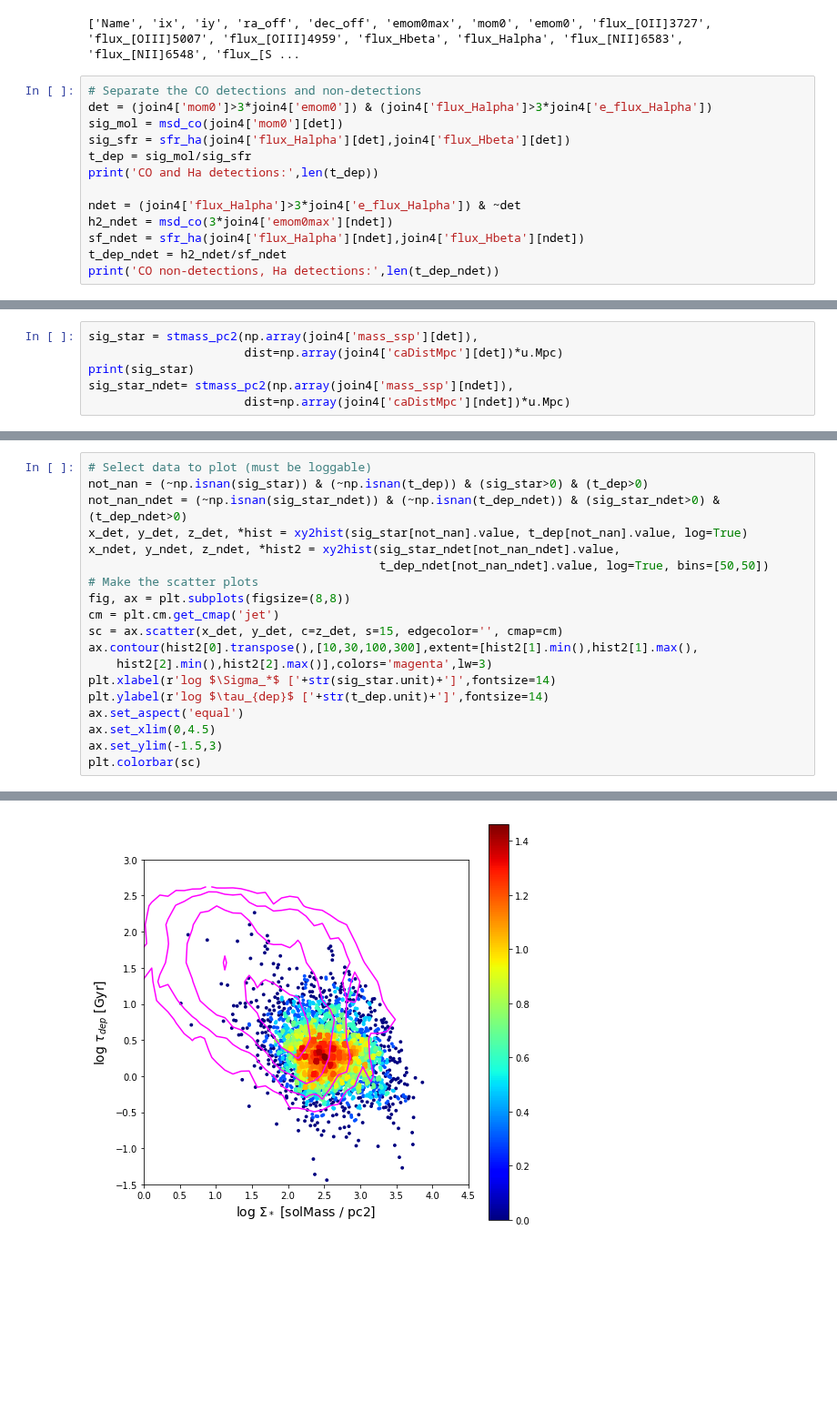
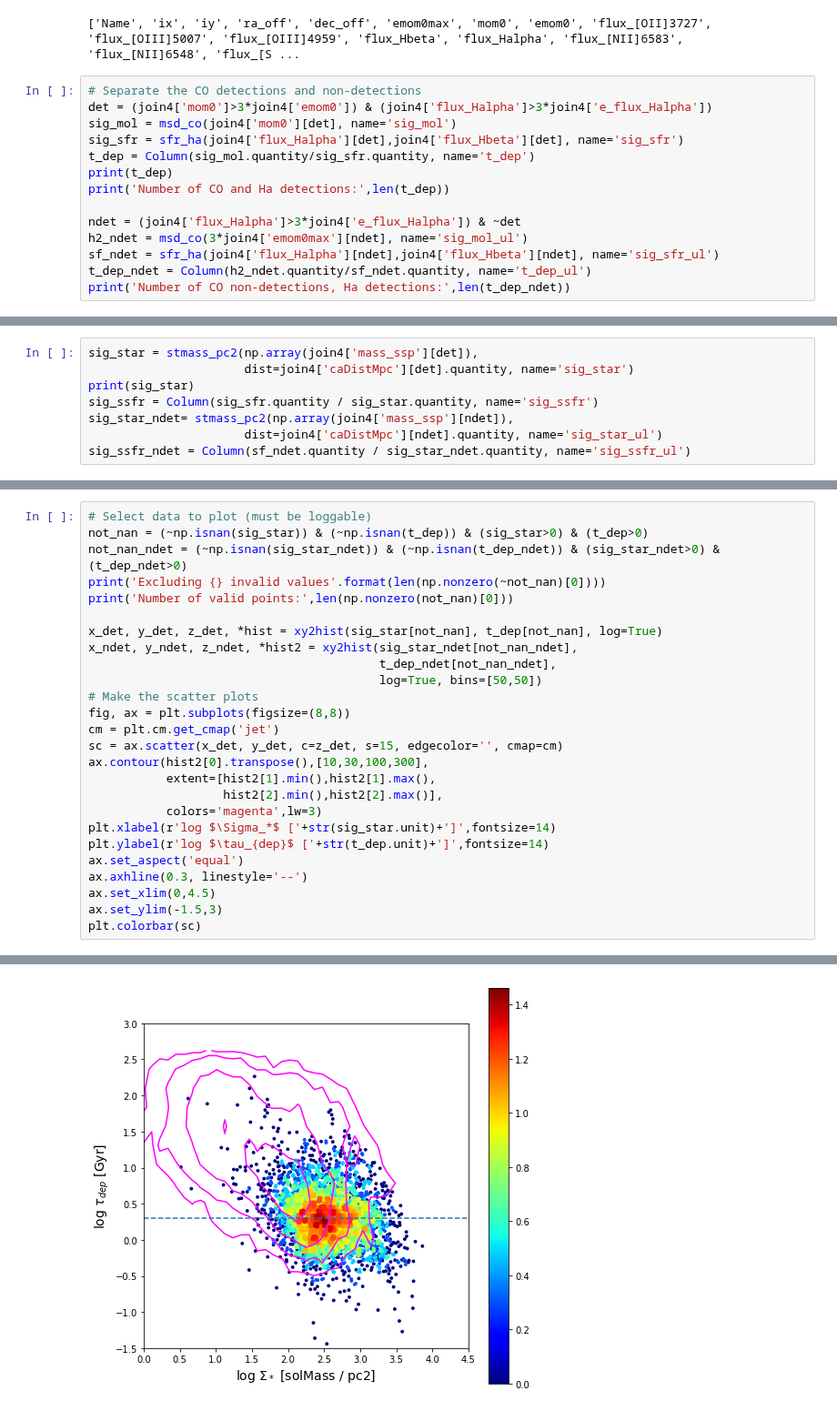
Before and after one commit to tonywong94/edge_pydb, a Jupyter notebook: demo_notebk/Tau_dep-edge.ipynb, the cells around one changed output, grey strips where cells are left out. Shown at 91% size. Saved outputs shown, nothing was run; the diff lists cells and outputs as text; blank space fills up the shorter version.

```diff
--- a/demo_notebk/Tau_dep-edge.ipynb
+++ b/demo_notebk/Tau_dep-edge.ipynb
@@ -28,14 +28,15 @@ print(join4.colnames)
 # %%
 # Separate the CO detections and non-detections
 det = (join4['mom0']>3*join4['emom0']) & (join4['flux_Halpha']>3*join4['e_flux_Halpha'])
-sig_mol = msd_co(join4['mom0'][det])
-sig_sfr = sfr_ha(join4['flux_Halpha'][det],join4['flux_Hbeta'][det])
-t_dep = sig_mol/sig_sfr
-print('CO and Ha detections:',len(t_dep))
+sig_mol = msd_co(join4['mom0'][det], name='sig_mol')
+sig_sfr = sfr_ha(join4['flux_Halpha'][det],join4['flux_Hbeta'][det], name='sig_sfr')
+t_dep = Column(sig_mol.quantity/sig_sfr.quantity, name='t_dep')
+print(t_dep)
+print('Number of CO and Ha detections:',len(t_dep))
 
 ndet = (join4['flux_Halpha']>3*join4['e_flux_Halpha']) & ~det
-h2_ndet = msd_co(3*join4['emom0max'][ndet])
-sf_ndet = sfr_ha(join4['flux_Halpha'][ndet],join4['flux_Hbeta'][ndet])
-t_dep_ndet = h2_ndet/sf_ndet
-print('CO non-detections, Ha detections:',len(t_dep_ndet))
+h2_ndet = msd_co(3*join4['emom0max'][ndet], name='sig_mol_ul')
+sf_ndet = sfr_ha(join4['flux_Halpha'][ndet],join4['flux_Hbeta'][ndet], name='sig_sfr_ul')
+t_dep_ndet = Column(h2_ndet.quantity/sf_ndet.quantity, name='t_dep_ul')
+print('Number of CO non-detections, Ha detections:',len(t_dep_ndet))
 # %% [output]
@@ -44,7 +60,9 @@ CO non-detections, Ha detections: 30638
 # %%
 sig_star = stmass_pc2(np.array(join4['mass_ssp'][det]),
-                      dist=np.array(join4['caDistMpc'][det])*u.Mpc)
+                      dist=join4['caDistMpc'][det].quantity, name='sig_star')
 print(sig_star)
+sig_ssfr = Column(sig_sfr.quantity / sig_star.quantity, name='sig_ssfr')
 sig_star_ndet= stmass_pc2(np.array(join4['mass_ssp'][ndet]),
-                      dist=np.array(join4['caDistMpc'][ndet])*u.Mpc)
+                      dist=join4['caDistMpc'][ndet].quantity, name='sig_star_ul')
+sig_ssfr_ndet = Column(sf_ndet.quantity / sig_star_ndet.quantity, name='sig_ssfr_ul')
 # %% [output]
@@ -54,18 +89,25 @@ sig_star_ndet= stmass_pc2(np.array(join4['mass_ssp'][ndet]),
 # Select data to plot (must be loggable)
 not_nan = (~np.isnan(sig_star)) & (~np.isnan(t_dep)) & (sig_star>0) & (t_dep>0)
 not_nan_ndet = (~np.isnan(sig_star_ndet)) & (~np.isnan(t_dep_ndet)) & (sig_star_ndet>0) & (t_dep_ndet>0)
-x_det, y_det, z_det, *hist = xy2hist(sig_star[not_nan].value, t_dep[not_nan].value, log=True)
-x_ndet, y_ndet, z_ndet, *hist2 = xy2hist(sig_star_ndet[not_nan_ndet].value,
-                                         t_dep_ndet[not_nan_ndet].value, log=True, bins=[50,50])
+print('Excluding {} invalid values'.format(len(np.nonzero(~not_nan)[0])))
+print('Number of valid points:',len(np.nonzero(not_nan)[0]))
+
+x_det, y_det, z_det, *hist = xy2hist(sig_star[not_nan], t_dep[not_nan], log=True)
+x_ndet, y_ndet, z_ndet, *hist2 = xy2hist(sig_star_ndet[not_nan_ndet],
+                                         t_dep_ndet[not_nan_ndet],
+                                         log=True, bins=[50,50])
 # Make the scatter plots
 fig, ax = plt.subplots(figsize=(8,8))
 cm = plt.cm.get_cmap('jet')
 sc = ax.scatter(x_det, y_det, c=z_det, s=15, edgecolor='', cmap=cm)
-ax.contour(hist2[0].transpose(),[10,30,100,300],extent=[hist2[1].min(),hist2[1].max(),
-    hist2[2].min(),hist2[2].max()],colors='magenta',lw=3)
+ax.contour(hist2[0].transpose(),[10,30,100,300],
+           extent=[hist2[1].min(),hist2[1].max(),
+                   hist2[2].min(),hist2[2].max()],
+           colors='magenta',lw=3)
 plt.xlabel(r'log $\Sigma_*$ ['+str(sig_star.unit)+']',fontsize=14)
 plt.ylabel(r'log $\tau_{dep}$ ['+str(t_dep.unit)+']',fontsize=14)
 ax.set_aspect('equal')
+ax.axhline(0.3, linestyle='--')
 ax.set_xlim(0,4.5)
 ax.set_ylim(-1.5,3)
 plt.colorbar(sc)
@@ -74 +118 @@ plt.colorbar(sc)
-[figure, old version]
+[figure, new version]
```
Also changed, not shown: parts of 6 cells of this notebook, 3 other files.
